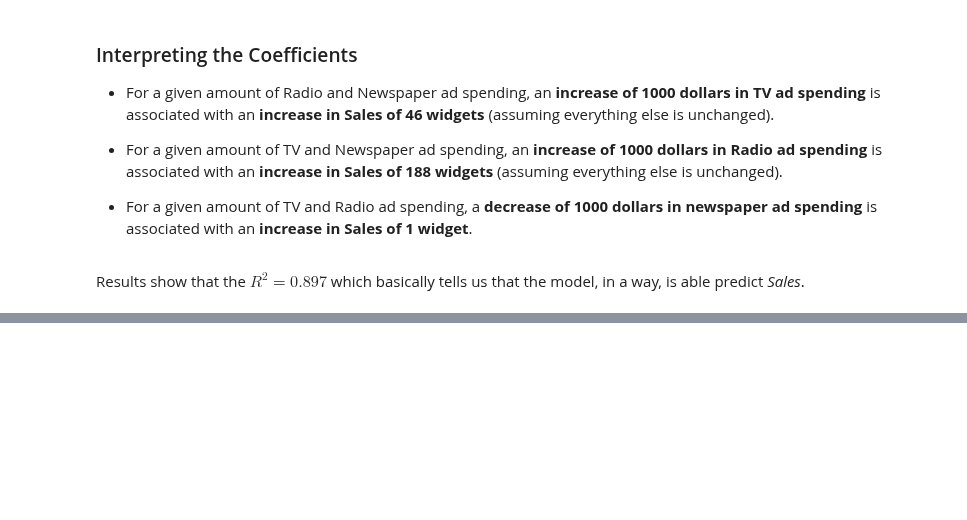
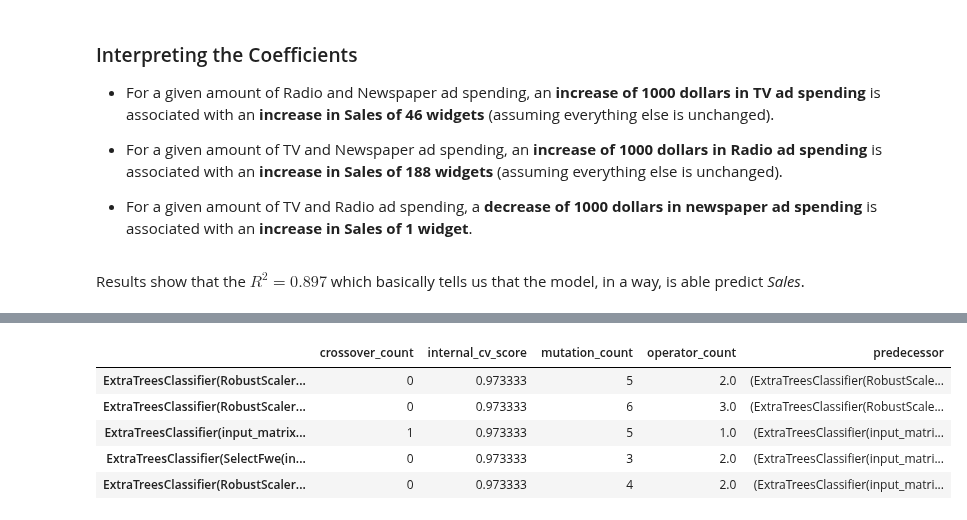
Before and after one commit to xmpuspus/Lectures, a Jupyter notebook: LinearRegression.ipynb, the cells around one changed output, grey strips where cells are left out. Cells and saved outputs as stored; diff of their text form; code cells hidden in the pictures; blank space fills up the shorter version.

```diff
--- a/LinearRegression.ipynb
+++ b/LinearRegression.ipynb
@@ -199,0 +233,3 @@ Results show that the $R^2 = 0.897$ which basically tells us that the model, in
+# %%
+# categorize data to high or low sales (True if High)
+y_categ = y > 13.
@@ -199,0 +249,7 @@ Results show that the $R^2 = 0.897$ which basically tells us that the model, in
+# %%
+# Split the data 75-25
+X_train, X_test, y_train, y_test = train_test_split(X_mult, y_categ, train_size=0.75, test_size=0.25)
+# %%
+tpot = TPOTClassifier(generations=10, max_time_mins=5, max_eval_time_mins=0.01, population_size=50, verbosity=2)
+tpot.fit(X_train, y_train)
+print(tpot.score(X_test, y_test))
@@ -199,0 +270,14 @@ Results show that the $R^2 = 0.897$ which basically tells us that the model, in
+# %%
+pd.DataFrame(dict(list(tpot.evaluated_individuals_.items()))).T\
+.replace([np.inf, -np.inf], np.nan)\
+.dropna()\
+.drop('generation', axis = 1)\
+.sort_values('internal_cv_score', ascending = False)\
+.head()
+# %% [output]
+|  | crossover_count | internal_cv_score | mutation_count | operator_count | predecessor |
+| ExtraTreesClassifier(RobustScaler... | 0 | 0.973333 | 5 | 2.0 | (ExtraTreesClassifier(RobustScale... |
+| ExtraTreesClassifier(RobustScaler... | 0 | 0.973333 | 6 | 3.0 | (ExtraTreesClassifier(RobustScale... |
+| ExtraTreesClassifier(input_matrix... | 1 | 0.973333 | 5 | 1.0 | (ExtraTreesClassifier(input_matri... |
+| ExtraTreesClassifier(SelectFwe(in... | 0 | 0.973333 | 3 | 2.0 | (ExtraTreesClassifier(input_matri... |
+| ExtraTreesClassifier(RobustScaler... | 0 | 0.973333 | 4 | 2.0 | (ExtraTreesClassifier(input_matri... |
```
Also changed, not shown: parts of 13 cells of this notebook.
